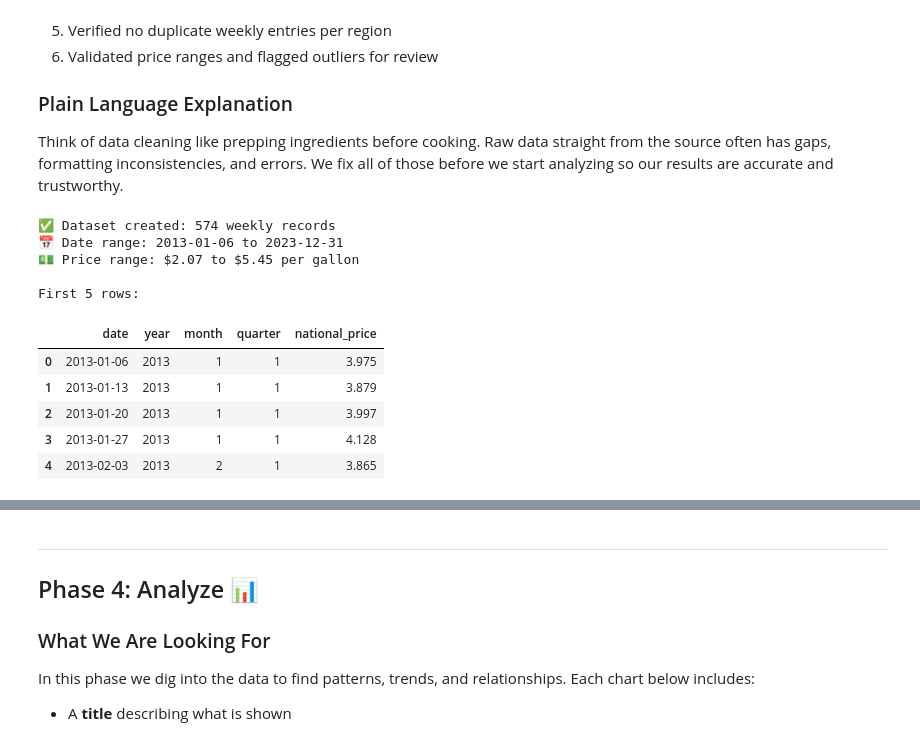
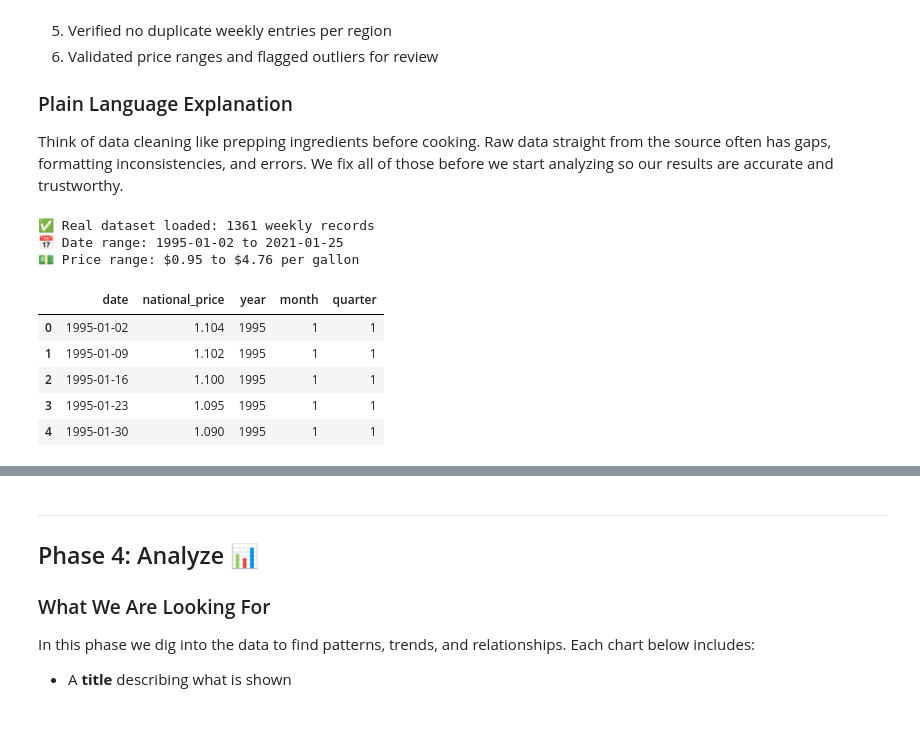
Before and after one commit to JacquelynLPickard/Data-Analytics-Capstone, a Jupyter notebook: notebooks/capstone_notebook.ipynb, the cells around one changed output, grey strips where cells are left out. Cells and saved outputs as stored; diff of their text form; code cells hidden in the pictures.

```diff
--- a/notebooks/capstone_notebook.ipynb
+++ b/notebooks/capstone_notebook.ipynb
@@ -88,43 +88,42 @@ Before we can analyze anything, we need to make sure the data is clean and consi
 ### Plain Language Explanation
 Think of data cleaning like prepping ingredients before cooking. Raw data straight from the source often has gaps, formatting inconsistencies, and errors. We fix all of those before we start analyzing so our results are accurate and trustworthy.
 # %%
-# ============================================================
-# Create Sample Diesel Price Dataset
-# Note: Replace this with your downloaded EIA data later
-# ============================================================
+import pandas as pd
 
-# Sample weekly diesel prices (national average, USD per gallon)
-data = {
-    'date': pd.date_range(start='2013-01-01', end='2023-12-31', freq='W'),
-}
+file_path = '../data/raw/kaggle_fuel-prices.csv'
 
-df = pd.DataFrame(data)
+# Read with proper header
+df_raw = pd.read_csv(file_path, header=0)
 
-# Add simulated national diesel prices based on real historical trends
-np.random.seed(42)
-base_prices = [3.90, 3.83, 2.71, 2.30, 2.64, 3.18, 3.06, 2.55, 3.29, 4.99, 3.76]
-yearly_avg = dict(zip(range(2013, 2024), base_prices))
+# Keep only date and diesel price columns
+df = df_raw[['Date', 'D1']].copy()
 
+# Rename columns
+df.columns = ['date', 'national_price']
+
+# Drop missing values
+df = df.dropna()
+
+# Convert types
+df['date'] = pd.to_datetime(df['date'])
+df['national_price'] = pd.to_numeric(df['national_price'], errors='coerce')
+
+# Add derived columns
 df['year'] = df['date'].dt.year
 df['month'] = df['date'].dt.month
 df['quarter'] = df['date'].dt.quarter
-df['national_price'] = df['year'].map(yearly_avg) + np.random.normal(0, 0.15, len(df))
 
-# Preview the data
-print(f"✅ Dataset created: {len(df)} weekly records")
+print(f"✅ Real dataset loaded: {len(df)} weekly records")
 print(f"📅 Date range: {df['date'].min().date()} to {df['date'].max().date()}")
 print(f"💵 Price range: ${df['national_price'].min():.2f} to ${df['national_price'].max():.2f} per gallon")
-print("\nFirst 5 rows:")
 df.head()
 # %% [output]
-✅ Dataset created: 574 weekly records
-📅 Date range: 2013-01-06 to 2023-12-31
-💵 Price range: $2.07 to $5.45 per gallon
-
-First 5 rows:
+✅ Real dataset loaded: 1361 weekly records
+📅 Date range: 1995-01-02 to 2021-01-25
+💵 Price range: $0.95 to $4.76 per gallon
-|  | date | year | month | quarter | national_price |
-| 0 | 2013-01-06 | 2013 | 1 | 1 | 3.975 |
-| 1 | 2013-01-13 | 2013 | 1 | 1 | 3.879 |
-| 2 | 2013-01-20 | 2013 | 1 | 1 | 3.997 |
-| 3 | 2013-01-27 | 2013 | 1 | 1 | 4.128 |
-| 4 | 2013-02-03 | 2013 | 2 | 1 | 3.865 |
+|  | date | national_price | year | month | quarter |
+| 0 | 1995-01-02 | 1.104 | 1995 | 1 | 1 |
+| 1 | 1995-01-09 | 1.102 | 1995 | 1 | 1 |
+| 2 | 1995-01-16 | 1.100 | 1995 | 1 | 1 |
+| 3 | 1995-01-23 | 1.095 | 1995 | 1 | 1 |
+| 4 | 1995-01-30 | 1.090 | 1995 | 1 | 1 |
```
Also changed, not shown: parts of 5 cells of this notebook, 5 other files.
